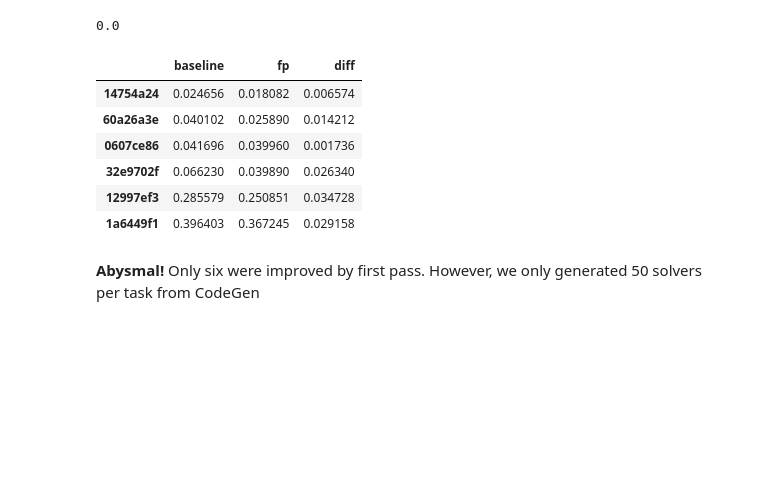
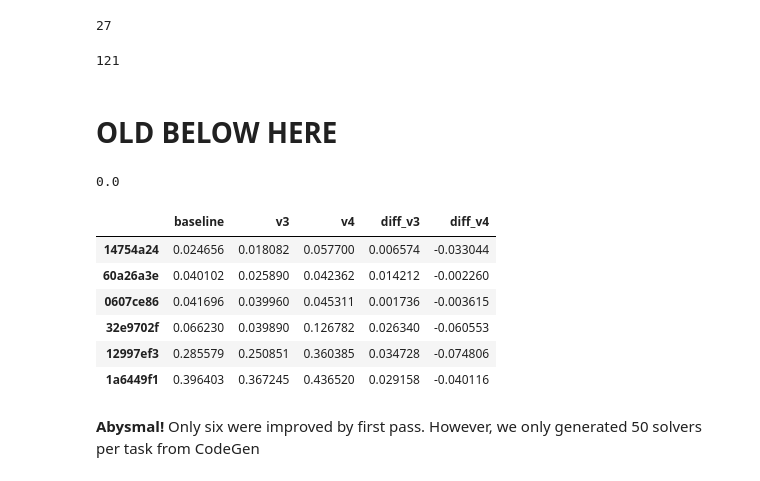
Before and after one commit to AmziJeffs/ARCPrize2024, a Jupyter notebook: genetic algorithm/fitness data charts.ipynb, the cells around one changed output. Drawn from its saved outputs; the diff is of its cells as text; code cells hidden in the pictures; blank space fills up the shorter version.

Commit message:
Update fitness data analysis notebook for new results formatting, and add utilities

```diff
--- a/genetic algorithm/fitness data charts.ipynb
+++ b/genetic algorithm/fitness data charts.ipynb
@@ -7,3 +216,13 @@ import seaborn as sns
+# %%
+(v5_diffs < 0).sum()
+# %% [output]
+27
+# %%
+(v5_diffs == 0).sum()
+# %% [output]
+121
+# %% [markdown]
+# OLD BELOW HERE
 # %%
 with open("fitness data/baseline_solvers_vs_eval.json", "r") as f:
     baseline_fitnesses = json.load(f)
@@ -24,18 +269,19 @@ for entry in first_pass:
 # %%
 best_fitnesses = pd.DataFrame.from_dict(D, orient = 'index')
-best_fitnesses.columns = ['baseline', 'fp']
+best_fitnesses.columns = ['baseline', 'v3', 'v4']
 # %%
-best_fitnesses['diff'] = best_fitnesses['baseline'] - best_fitnesses['fp']
+best_fitnesses['diff_v3'] = best_fitnesses['baseline'] - best_fitnesses['v3']
+best_fitnesses['diff_v4'] = best_fitnesses['baseline'] - best_fitnesses['v4']
 # %%
-best_fitnesses[best_fitnesses['diff'] > 0]
+best_fitnesses[best_fitnesses['diff_v3'] > 0]
 # %% [output]
-|  | baseline | fp | diff |
-| 14754a24 | 0.024656 | 0.018082 | 0.006574 |
-| 60a26a3e | 0.040102 | 0.025890 | 0.014212 |
-| 0607ce86 | 0.041696 | 0.039960 | 0.001736 |
-| 32e9702f | 0.066230 | 0.039890 | 0.026340 |
-| 12997ef3 | 0.285579 | 0.250851 | 0.034728 |
-| 1a6449f1 | 0.396403 | 0.367245 | 0.029158 |
+|  | baseline | v3 | v4 | diff_v3 | diff_v4 |
+| 14754a24 | 0.024656 | 0.018082 | 0.057700 | 0.006574 | -0.033044 |
+| 60a26a3e | 0.040102 | 0.025890 | 0.042362 | 0.014212 | -0.002260 |
+| 0607ce86 | 0.041696 | 0.039960 | 0.045311 | 0.001736 | -0.003615 |
+| 32e9702f | 0.066230 | 0.039890 | 0.126782 | 0.026340 | -0.060553 |
+| 12997ef3 | 0.285579 | 0.250851 | 0.360385 | 0.034728 | -0.074806 |
+| 1a6449f1 | 0.396403 | 0.367245 | 0.436520 | 0.029158 | -0.040116 |
 # %% [markdown]
 **Abysmal!** Only six were improved by first pass. However, we only generated 50 solvers per task from CodeGen
 # %%
```
Also changed, not shown: parts of 30 cells of this notebook.
